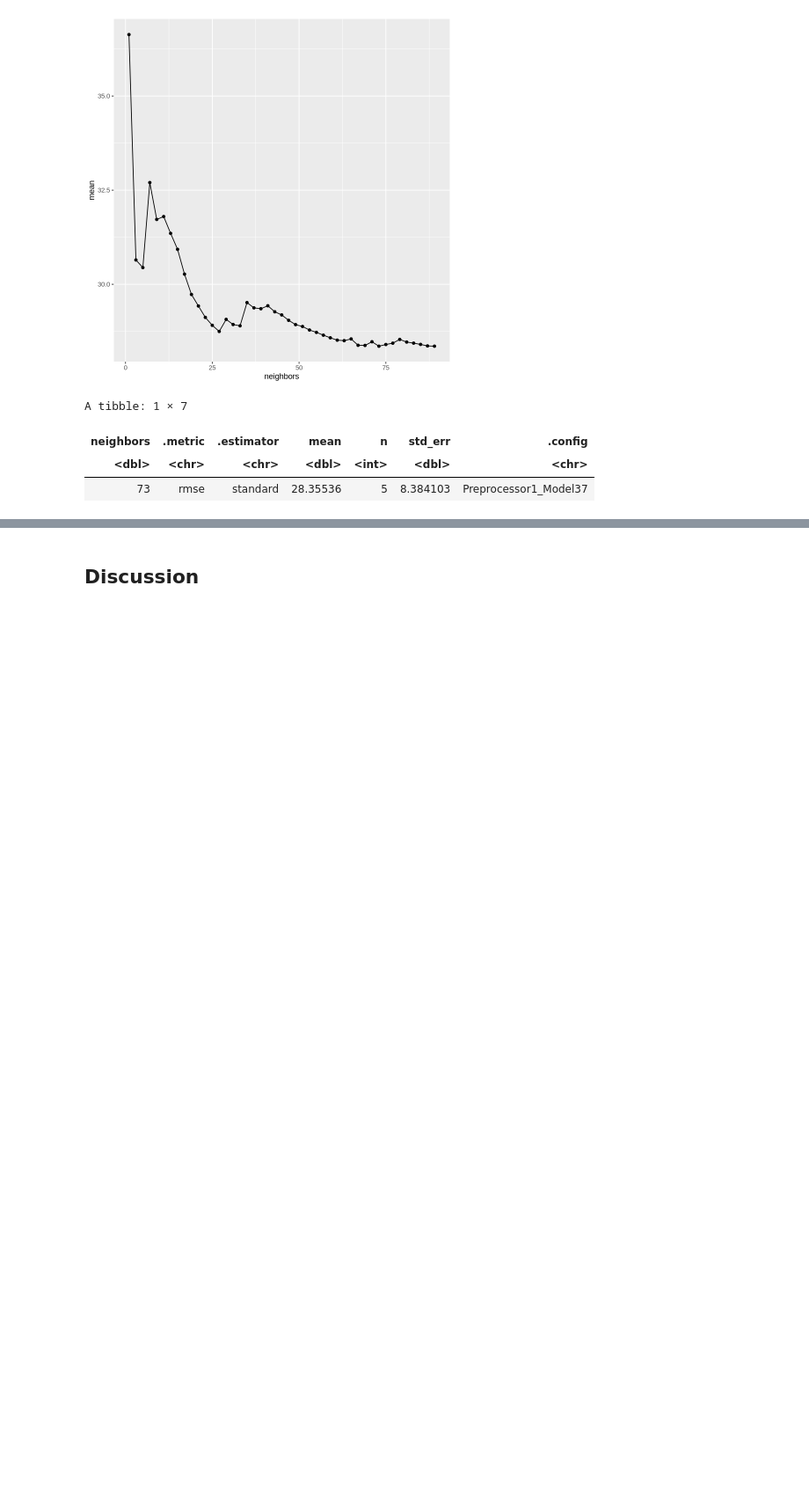
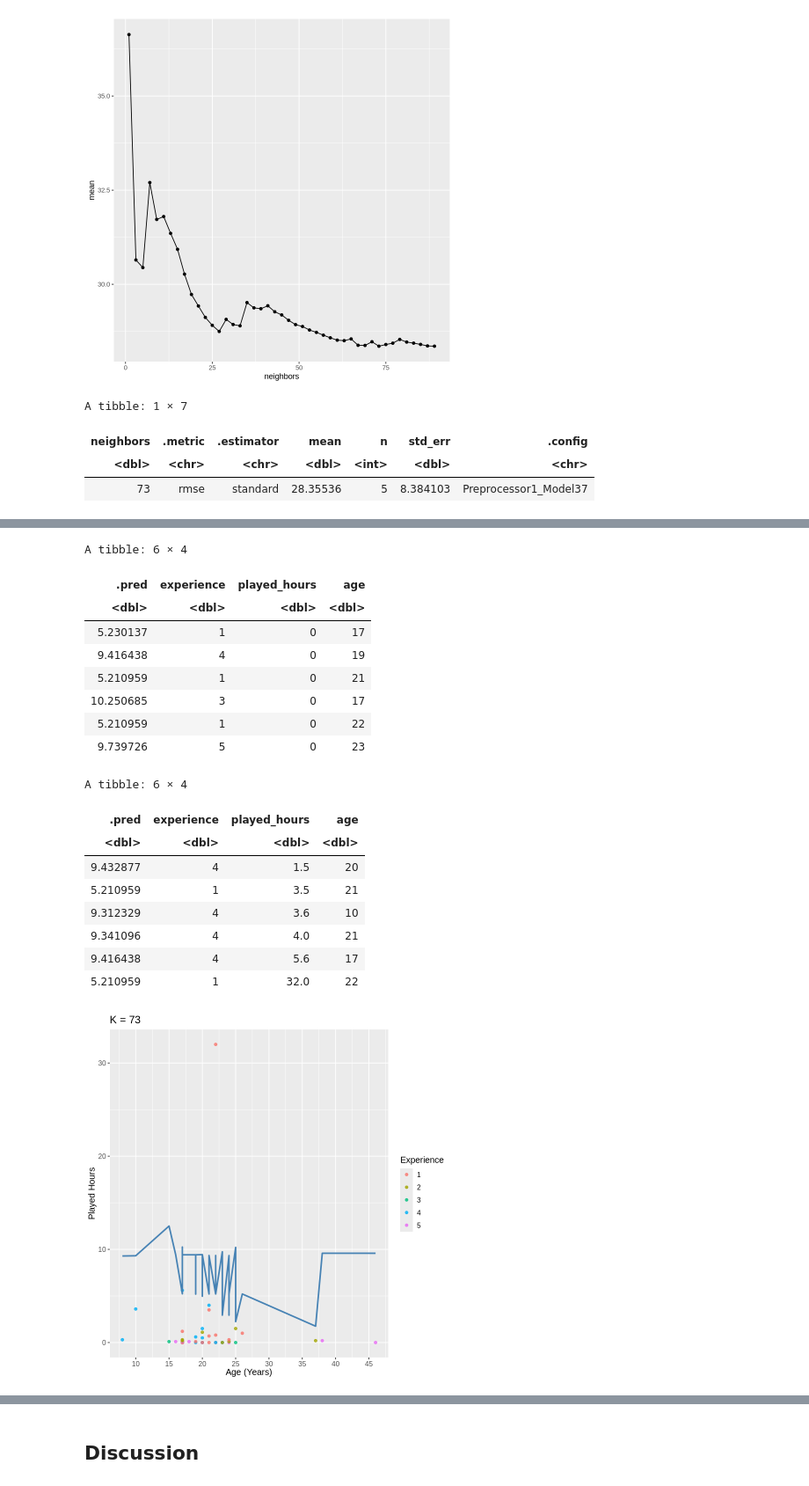
Before and after one commit to aishu-09/ds-project, a Jupyter notebook: final-report.ipynb, the cells around one changed output, grey strips where cells are left out. Shown at 88% size. Saved outputs shown, nothing was run; the diff lists cells and outputs as text; code cells hidden in the pictures; blank space fills up the shorter version.

Commit message:
added visual and discussion

```diff
--- a/final-report.ipynb
+++ b/final-report.ipynb
@@ -279,0 +241,55 @@ A tibble: 6 × 2
+# %%
+kmin <- min_kval |> pull(neighbors)
+# recreate model with kmin
+players_spec <- nearest_neighbor(weight_func = "rectangular", neighbors = kmin) |>
+    set_engine("kknn") |>
+    set_mode("regression")
+
+# fit the model with the training data
+players_fit <- workflow() |>
+    add_recipe(players_recipe) |>
+    add_model(players_spec) |>
+    fit(data = players_train)
+
+# predict on the testing data
+players_predictions <- players_fit |>
+    predict(players_test) |>
+    bind_cols(players_test) |>
+    arrange(played_hours)
+
+head(players_predictions)
+tail(players_predictions)
+
+players_predictions_visualized <- ggplot(players_predictions, aes(x = age, y = played_hours, color = as.factor(experience))) +
+    geom_point(alpha = 0.8) +
+    geom_line(data = players_predictions,
+            mapping = aes(x = age, y = .pred),
+            color = "steelblue",
+            linewidth = 1) +
+    ggtitle(paste0("K = ", kmin)) +
+    theme(text = element_text(size = 12)) +
+    scale_x_continuous(breaks=seq(0,50,by=5)) +
+    labs(x = "Age (Years)",
+         y = "Played Hours",
+         color = "Experience")
+players_predictions_visualized
+# %% [output]
+A tibble: 6 × 4
+| .pred | experience | played_hours | age |
+| <dbl> | <dbl> | <dbl> | <dbl> |
+| 5.230137 | 1 | 0 | 17 |
+| 9.416438 | 4 | 0 | 19 |
+| 5.210959 | 1 | 0 | 21 |
+| 10.250685 | 3 | 0 | 17 |
+| 5.210959 | 1 | 0 | 22 |
+| 9.739726 | 5 | 0 | 23 |
+A tibble: 6 × 4
+| .pred | experience | played_hours | age |
+| <dbl> | <dbl> | <dbl> | <dbl> |
+| 9.432877 | 4 | 1.5 | 20 |
+| 5.210959 | 1 | 3.5 | 21 |
+| 9.312329 | 4 | 3.6 | 10 |
+| 9.341096 | 4 | 4.0 | 21 |
+| 9.416438 | 4 | 5.6 | 17 |
+| 5.210959 | 1 | 32.0 | 22 |
+[figure, added]
```
Also changed, not shown: parts of 10 cells of this notebook.
